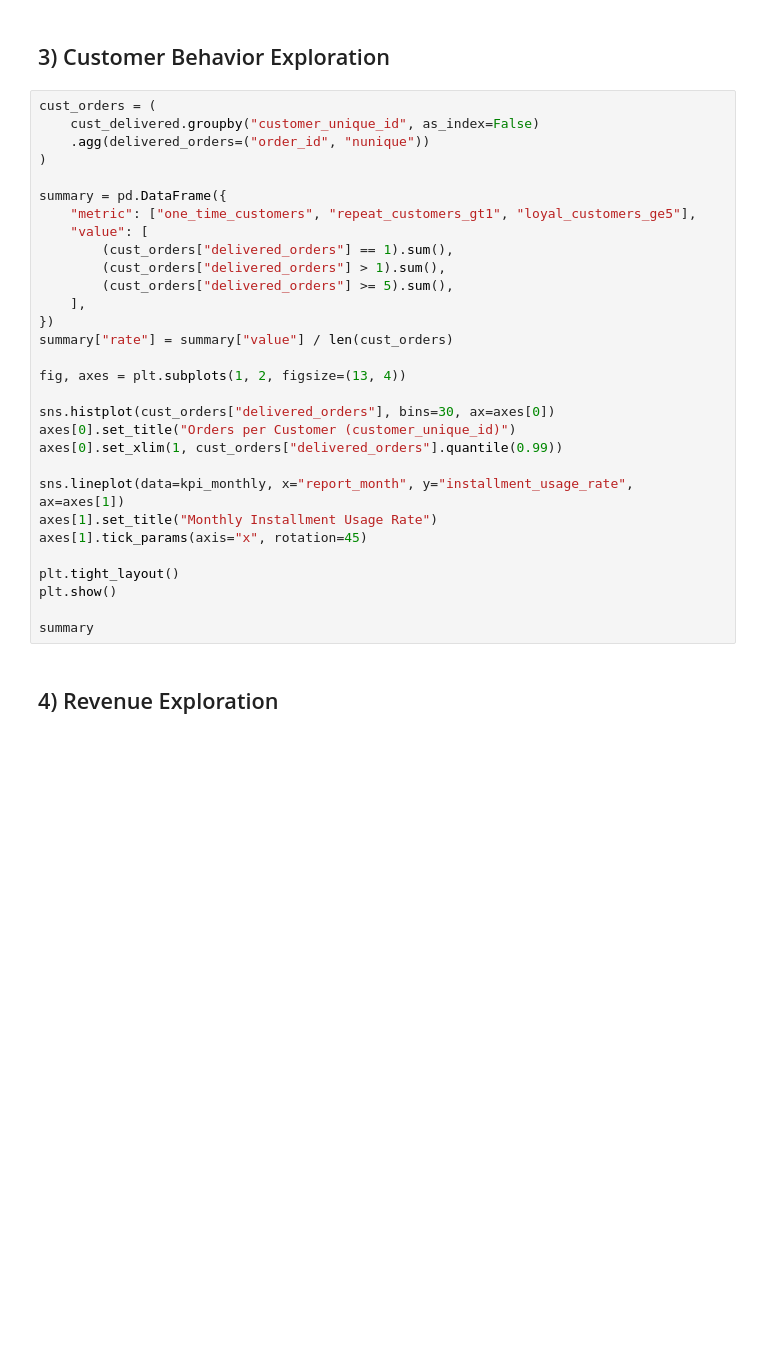
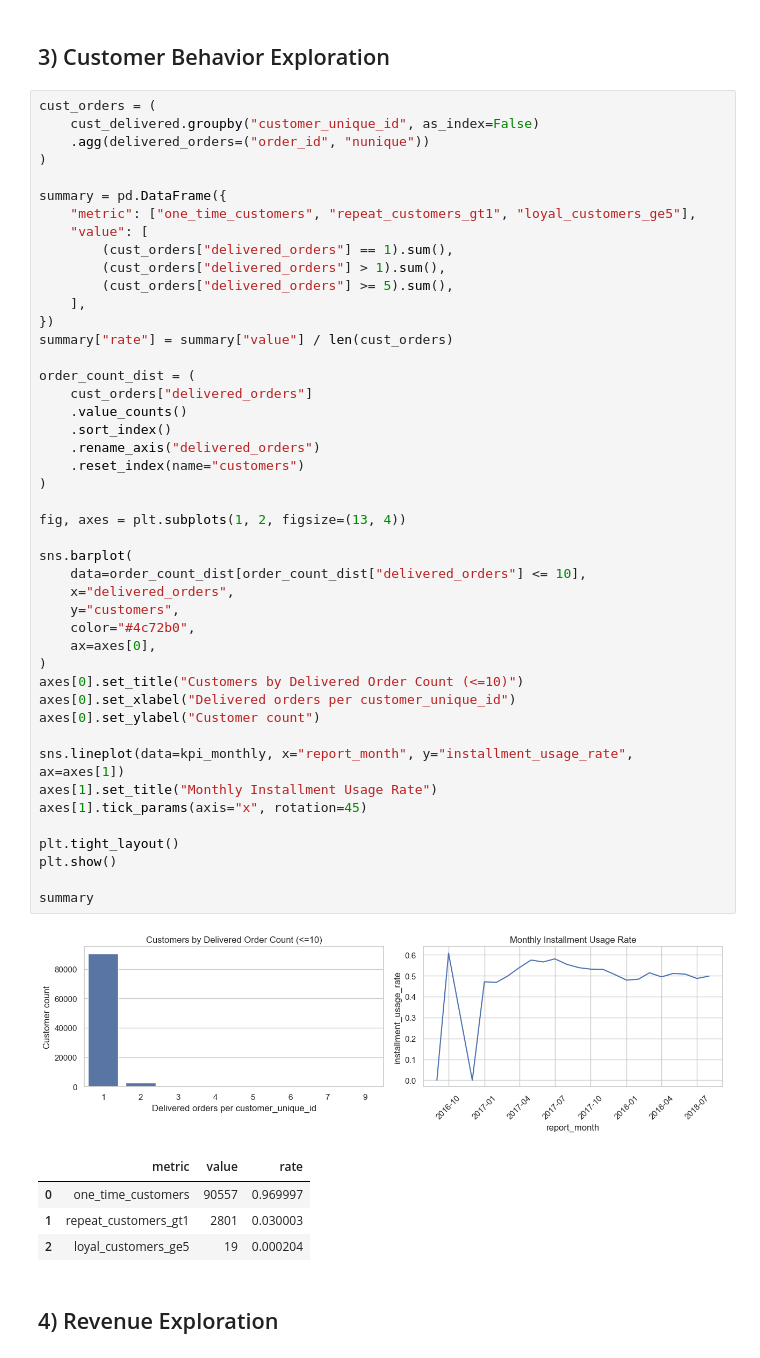
Before and after one commit to Sherry-max33/ecommerce-bi-dashboard, a Jupyter notebook: notebooks/01_pandas_eda.ipynb, the cells around one changed output. Saved outputs shown, nothing was run; the diff lists cells and outputs as text; blank space fills up the shorter version.

Commit message:
update dimension tables and notebooks

```diff
--- a/notebooks/01_pandas_eda.ipynb
+++ b/notebooks/01_pandas_eda.ipynb
@@ -170,33 +191,54 @@ plt.show()
 # %%
 cust_orders = (
     cust_delivered.groupby("customer_unique_id", as_index=False)
     .agg(delivered_orders=("order_id", "nunique"))
 )
 
 summary = pd.DataFrame({
     "metric": ["one_time_customers", "repeat_customers_gt1", "loyal_customers_ge5"],
     "value": [
         (cust_orders["delivered_orders"] == 1).sum(),
         (cust_orders["delivered_orders"] > 1).sum(),
         (cust_orders["delivered_orders"] >= 5).sum(),
     ],
 })
 summary["rate"] = summary["value"] / len(cust_orders)
 
+order_count_dist = (
+    cust_orders["delivered_orders"]
+    .value_counts()
+    .sort_index()
+    .rename_axis("delivered_orders")
+    .reset_index(name="customers")
+)
+
 fig, axes = plt.subplots(1, 2, figsize=(13, 4))
 
-sns.histplot(cust_orders["delivered_orders"], bins=30, ax=axes[0])
-axes[0].set_title("Orders per Customer (customer_unique_id)")
-axes[0].set_xlim(1, cust_orders["delivered_orders"].quantile(0.99))
+sns.barplot(
+    data=order_count_dist[order_count_dist["delivered_orders"] <= 10],
+    x="delivered_orders",
+    y="customers",
+    color="#4c72b0",
+    ax=axes[0],
+)
+axes[0].set_title("Customers by Delivered Order Count (<=10)")
+axes[0].set_xlabel("Delivered orders per customer_unique_id")
+axes[0].set_ylabel("Customer count")
 
 sns.lineplot(data=kpi_monthly, x="report_month", y="installment_usage_rate", ax=axes[1])
 axes[1].set_title("Monthly Installment Usage Rate")
 axes[1].tick_params(axis="x", rotation=45)
 
 plt.tight_layout()
 plt.show()
 
 summary
+# %% [output]
+[figure, added]
+|  | metric | value | rate |
+| 0 | one_time_customers | 90557 | 0.969997 |
+| 1 | repeat_customers_gt1 | 2801 | 0.030003 |
+| 2 | loyal_customers_ge5 | 19 | 0.000204 |
 # %% [markdown]
 ## 4) Revenue Exploration
 # %%
```
Also changed, not shown: parts of 9 cells of this notebook, 2 other files.
